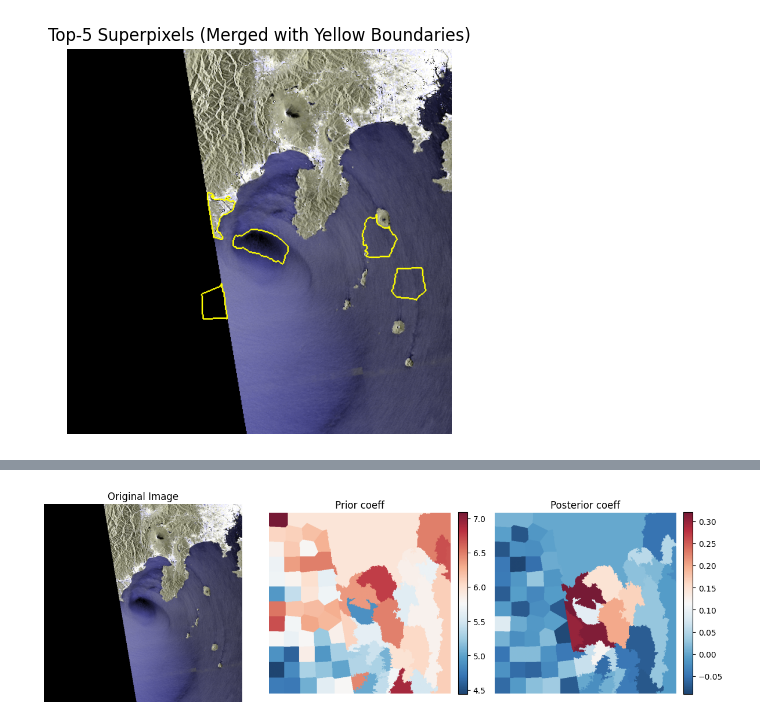
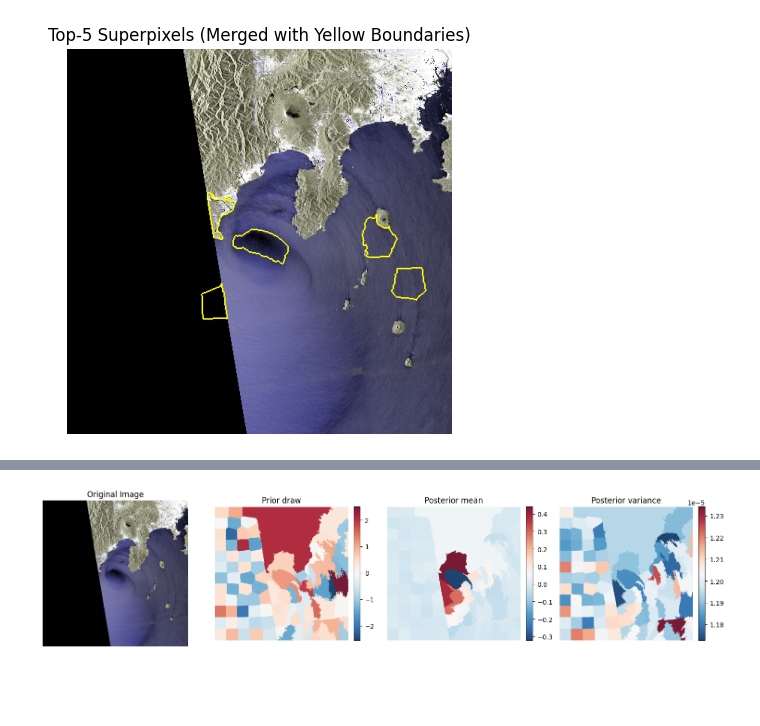
Before and after one commit to Grometton/Interpretability-Polar-Lows, a Jupyter notebook: notebooks/explanations.ipynb, the cells around one changed output, grey strips where cells are left out. Saved outputs shown, nothing was run; the diff lists cells and outputs as text; code cells hidden in the pictures; blank space fills up the shorter version.

Commit message:
updated interpretability notebook

```diff
--- a/notebooks/explanations.ipynb
+++ b/notebooks/explanations.ipynb
@@ -768,16 +1293,84 @@ class BayesLIME:
         return posterior_mean, posterior_precision
 # %%
+image_path = Path(test_dir)/'pos'/'cffe42_20191012T084028_20191012T084212_mos_rgb.png'
+image = get_image(image_path)
+transformed_image = test_transform(image)
+n_samples = 10000  # set number of samples
+
+# Convert tensor to format expected by LIME
+lime_image_np = prepare_image_for_lime(transformed_image)
+print(f"LIME image size: {lime_image_np.shape}")
+
 explainer = BayesLIME(model, lime_image_np)
-superpixels = explainer.slic_superpixels(lime_image_np, n_superpixels=150, compactness=1)
+superpixels = explainer.custom_slic_segmentation(lime_image_np, n_superpixels=150, compactness=1)
 centers = explainer.get_superpixel_centers(superpixels)
 adjacency_matrix, degree_matrix = explainer.build_superpixel_graph(superpixels)
 explainer.visualize_superpixel_graph(superpixels, centers, adjacency_matrix)
-prior_mean, prior_precision = explainer.build_MGRF_prior(adjacency_matrix, degree_matrix)
-prior_example = multivariate_normal.rvs(prior_mean, np.linalg.inv(prior_precision), size=1)
-y, uniform_weights, target_class = explainer.model_predictions_perturbations(lime_image_np, superpixels, n_samples=1000)
-posterior_mean, posterior_precision = explainer.build_MGRF_posterior(prior_precision, uniform_weights, y, sigma=0.1)
 
-posterior_example = multivariate_normal.rvs(posterior_mean, np.linalg.inv(posterior_precision), size=1)
-explainer.plot_superpixel_heatmap_prior_posterior(superpixels, prior_example, posterior_example)
+# Bayesian method - MGRF prior - uniform blurring
+#prior_mean, prior_precision = explainer.build_prior(adjacency_matrix, degree_matrix, 'graph')
+prior_mean_gauss, prior_precision_gauss = explainer.build_prior(adjacency_matrix, degree_matrix, 'gauss')
+
+# Bayesian method - Gaussian prior - uniform blurring
+#prior_example = multivariate_normal.rvs(prior_mean, np.linalg.inv(prior_precision), size=1) # single draw from prior
+prior_example_gaussian = multivariate_normal.rvs(prior_mean_gauss, np.linalg.inv(prior_precision_gauss), size=1)
+
+# model predictions - select method between 'blurred' and 'spatial'
+y, interp_features, target_class = explainer.model_predictions_perturbations(lime_image_np, superpixels, 'blurred', n_samples)
+
+# posterior updates MGRF
+#posterior_mean, posterior_precision = explainer.build_MGRF_posterior(prior_precision, interp_features, y)
+
+# posterior updates gauss
+posterior_mean_gauss, posterior_precision_gauss = explainer.build_MGRF_posterior(prior_precision_gauss, interp_features, y)
+
+# plotting
+#posterior_example = multivariate_normal.rvs(posterior_mean, np.linalg.inv(posterior_precision), size=1)
+#explainer.plot_superpixel_heatmap_prior_posterior(superpixels, prior_mean, prior_precision, posterior_mean, posterior_precision)
+explainer.plot_superpixel_heatmap_prior_posterior(superpixels, prior_mean_gauss, prior_precision_gauss, posterior_mean_gauss, posterior_precision_gauss)
+
 print(f'Model predictions: {torch.softmax(logits_sample_img, dim=1)}')
+
+
+####################
+
+image_path = Path(test_dir)/'pos'/'e8b0d4_20181231T025037_20181231T025219_mos_rgb.png'
+
+image = get_image(image_path)
+transformed_image = test_transform(image)
+n_samples = 10000  # set number of samples
+
+# Convert tensor to format expected by LIME
+lime_image_np = prepare_image_for_lime(transformed_image)
+print(f"LIME image size: {lime_image_np.shape}")
+
+explainer = BayesLIME(model, lime_image_np)
+superpixels = explainer.custom_slic_segmentation(lime_image_np, n_superpixels=100, compactness=7)
+centers = explainer.get_superpixel_centers(superpixels)
+adjacency_matrix, degree_matrix = explainer.build_superpixel_graph(superpixels)
+explainer.visualize_superpixel_graph(superpixels, centers, adjacency_matrix)
+
+# Bayesian method - MGRF prior - uniform blurring
+#prior_mean, prior_precision = explainer.build_prior(adjacency_matrix, degree_matrix, 'graph')
+prior_mean_gauss, prior_precision_gauss = explainer.build_prior(adjacency_matrix, degree_matrix, 'gauss')
+
+# Bayesian method - Gaussian prior - uniform blurring
+#prior_example = multivariate_normal.rvs(prior_mean, np.linalg.inv(prior_precision), size=1) # single draw from prior
+prior_example_gaussian = multivariate_normal.rvs(prior_mean_gauss, np.linalg.inv(prior_precision_gauss), size=1)
+
+# model predictions - select method between 'blurred' and 'spatial'
+y, interp_features, target_class = explainer.model_predictions_perturbations(lime_image_np, superpixels, 'blurred', n_samples)
+
+# posterior updates MGRF
+#posterior_mean, posterior_precision = explainer.build_MGRF_posterior(prior_precision, interp_features, y)
+
+# posterior updates gauss
+posterior_mean_gauss, posterior_precision_gauss = explainer.build_MGRF_posterior(prior_precision_gauss, interp_features, y)
+
+# plotting
+#posterior_example = multivariate_normal.rvs(posterior_mean, np.linalg.inv(posterior_precision), size=1)
+#explainer.plot_superpixel_heatmap_prior_posterior(superpixels, prior_mean, prior_precision, posterior_mean, posterior_precision)
+explainer.plot_superpixel_heatmap_prior_posterior(superpixels, prior_mean_gauss, prior_precision_gauss, posterior_mean_gauss, posterior_precision_gauss)
+
+print(f'Model predictions: {torch.softmax(logits_sample_img, dim=1)}')
 # %% [output]
@@ -785 +1379 @@ print(f'Model predictions: {torch.softmax(logits_sample_img, dim=1)}')
-[figure, old version]
+[figure, new version]
```
Also changed, not shown: parts of 10 cells of this notebook.
